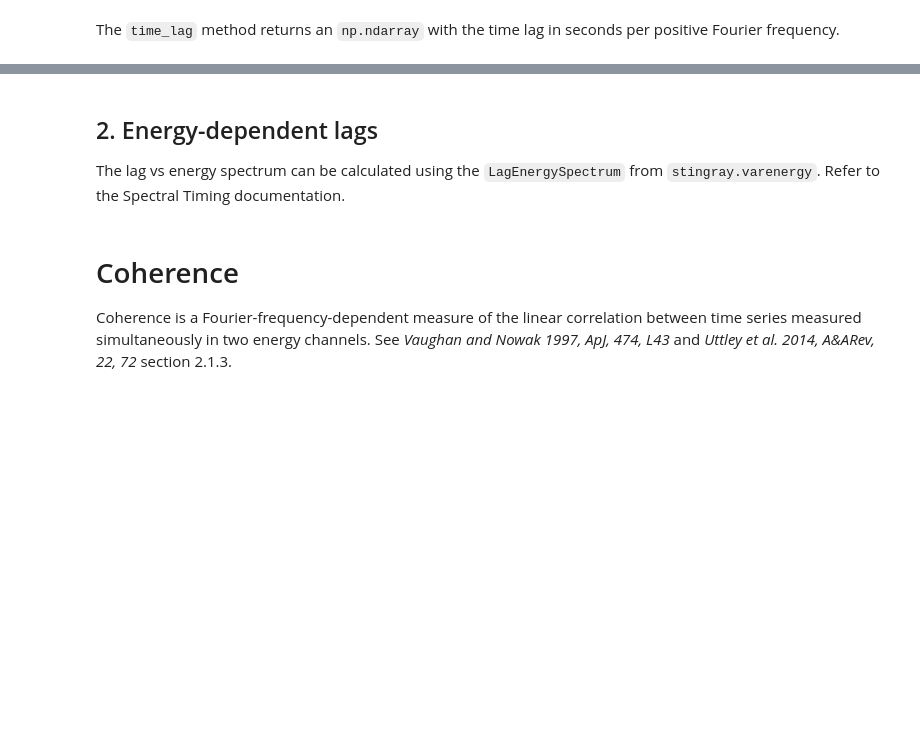
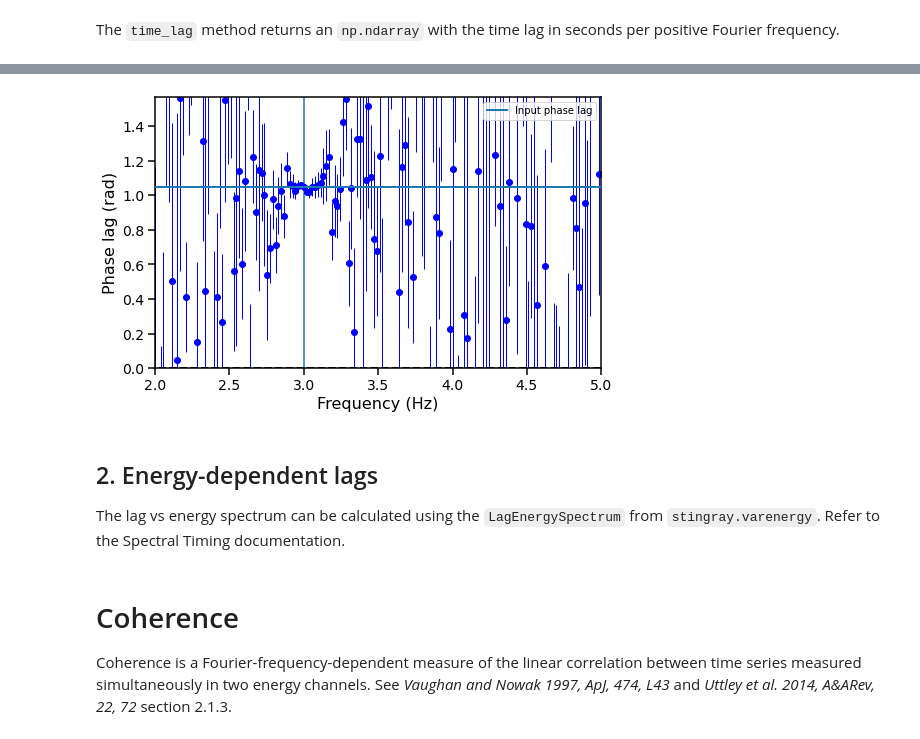
Before and after one commit to StingraySoftware/notebooks, a Jupyter notebook: Crossspectrum/Crossspectrum_tutorial.ipynb, the cells around one changed output, grey strips where cells are left out. Drawn from its saved outputs; the diff is of its cells as text; code cells hidden in the pictures; blank space fills up the shorter version.

```diff
--- a/Crossspectrum/Crossspectrum_tutorial.ipynb
+++ b/Crossspectrum/Crossspectrum_tutorial.ipynb
@@ -396,3 +413,24 @@ plt.show()
+# %%
+fig, ax = plt.subplots(1,1,figsize=(8,5))
+ax.hlines(0, avg_cs.freq[0], avg_cs.freq[-1], color='black', linestyle='dashed', lw=2)
+ax.errorbar(avg_cs.freq, freq_plags, yerr=freq_plags_err,fmt="o", lw=1, color='blue')
+ax.set_xlabel("Frequency (Hz)", fontproperties=font_prop)
+ax.set_ylabel("Phase lag (rad)", fontproperties=font_prop)
+ax.tick_params(axis='x', labelsize=14)
+ax.tick_params(axis='y', labelsize=14)
+ax.tick_params(which='major', width=1.5, length=7)
+ax.tick_params(which='minor', width=1.5, length=4)
+for axis in ['top', 'bottom', 'left', 'right']:
+    ax.spines[axis].set_linewidth(1.5)
+# plt.semilogx()
+plt.axvline(frequency)
+plt.xlim([2, 5])
+plt.ylim([0, np.pi/ 2])
+plt.axhline(phase_lag, label="Input phase lag", lw=2, zorder=10)
+plt.legend()
+plt.show()
+# %% [output]
+[figure, added]
 # %% [markdown]
 ## 2. Energy-dependent lags
 
```
Also changed, not shown: parts of 14 cells of this notebook.
